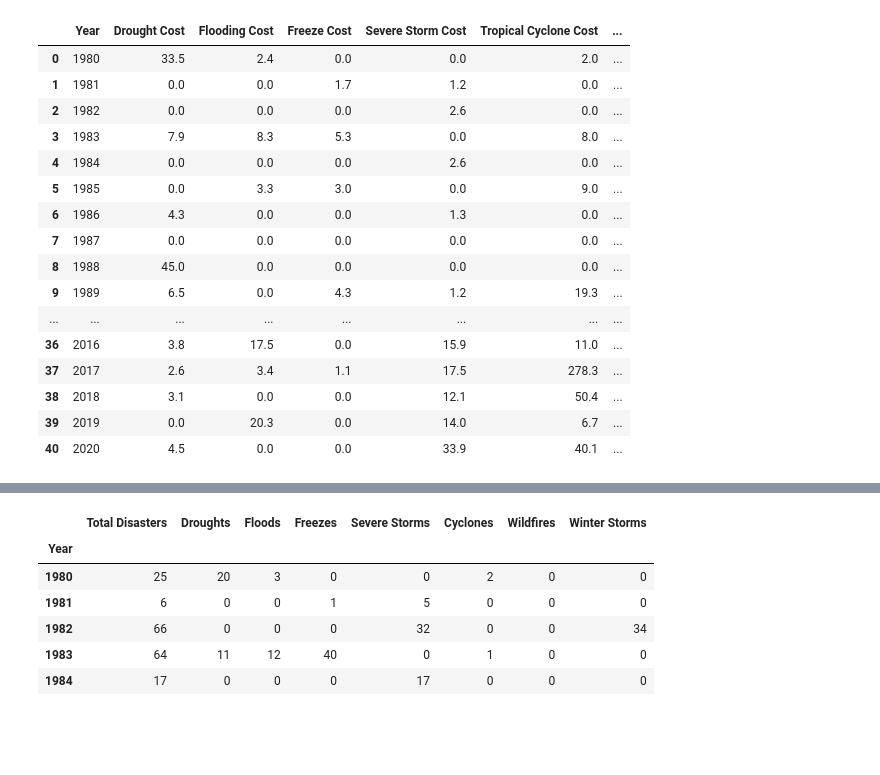
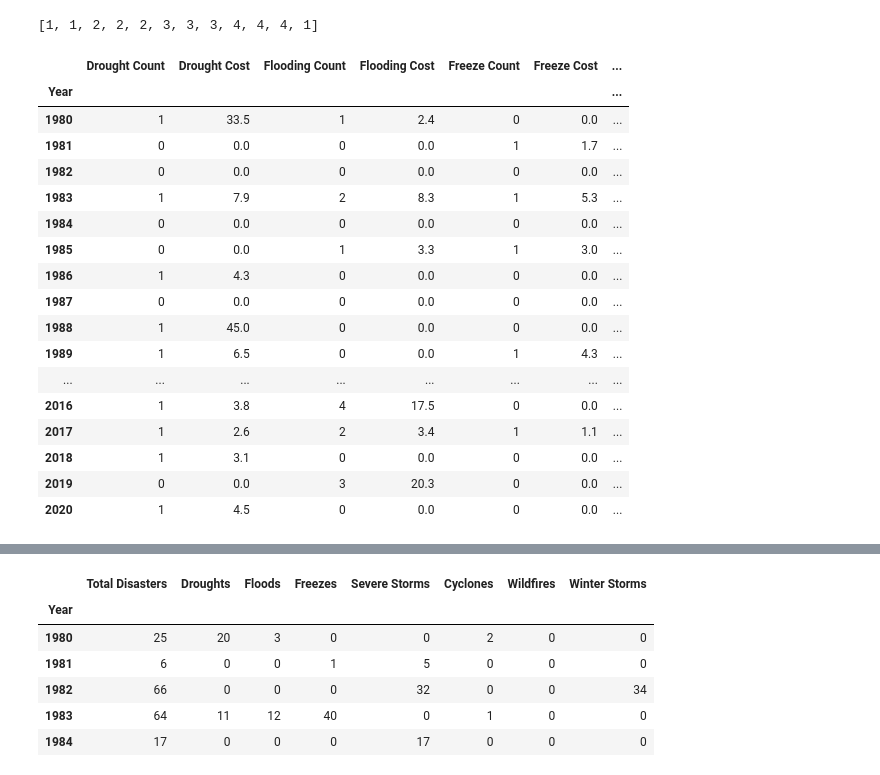
Before and after one commit to erinmann12/climate-project, a Jupyter notebook: MainProject.ipynb, the cells around one changed output, grey strips where cells are left out. Saved outputs shown, nothing was run; the diff lists cells and outputs as text; code cells hidden in the pictures; blank space fills up the shorter version.

Commit message:
Added more temp data and started visuals

```diff
--- a/MainProject.ipynb
+++ b/MainProject.ipynb
@@ -10,7 +14,7 @@ import requests
 import pandas as pd
 from pprint import pprint
 # %%
-disaster_data = "Resources/All USA Disasters.csv"
+disaster_data = "Resources/disaster_cost_count.csv"
 disaster_df = pd.read_csv(disaster_data)
 
 #load resource file
@@ -18,3 +22,12 @@ natural_disaster_file = "Resources/State Time Series 1980-2020.csv"
 
 #Read file and store it in a data frame
 disaster_data_df = pd.read_csv(natural_disaster_file)
+
+#temperature data
+file_load = "Resources/ave_temp_usa_year.csv"
+
+temp_avg_year = pd.read_csv(file_load)
+
+temp_avg_year.head()
+
+temp_avg_year.info()
@@ -20,0 +179,9 @@ disaster_data_df = pd.read_csv(natural_disaster_file)
+# %%
+#bin into seasons, get avg change by year by season- 4 charts
+
+month_bin = [month%12 // 3 + 1 for month in range(1, 13)]
+
+
+month_bin
+# %% [output]
+[1, 1, 2, 2, 2, 3, 3, 3, 4, 4, 4, 1]
@@ -21,25 +207,27 @@ disaster_data_df = pd.read_csv(natural_disaster_file)
 # %%
 #create df of disaster costs
 total_disaster_cost = disaster_df[["Year","Drought Cost","Flooding Cost","Freeze Cost","Severe Storm Cost","Tropical Cyclone Cost","Wildfire Cost","Winter Storm Cost","All Disasters Cost"]]
+total_disaster_cost = disaster_df.set_index("Year")
 total_disaster_cost
 # %% [output]
-|  | Year | Drought Cost | Flooding Cost | Freeze Cost | Severe Storm Cost | Tropical Cyclone Cost | ... |
-| 0 | 1980 | 33.5 | 2.4 | 0.0 | 0.0 | 2.0 | ... |
-| 1 | 1981 | 0.0 | 0.0 | 1.7 | 1.2 | 0.0 | ... |
-| 2 | 1982 | 0.0 | 0.0 | 0.0 | 2.6 | 0.0 | ... |
-| 3 | 1983 | 7.9 | 8.3 | 5.3 | 0.0 | 8.0 | ... |
-| 4 | 1984 | 0.0 | 0.0 | 0.0 | 2.6 | 0.0 | ... |
-| 5 | 1985 | 0.0 | 3.3 | 3.0 | 0.0 | 9.0 | ... |
-| 6 | 1986 | 4.3 | 0.0 | 0.0 | 1.3 | 0.0 | ... |
-| 7 | 1987 | 0.0 | 0.0 | 0.0 | 0.0 | 0.0 | ... |
-| 8 | 1988 | 45.0 | 0.0 | 0.0 | 0.0 | 0.0 | ... |
-| 9 | 1989 | 6.5 | 0.0 | 4.3 | 1.2 | 19.3 | ... |
+|  | Drought Count | Drought Cost | Flooding Count | Flooding Cost | Freeze Count | Freeze Cost | ... |
+| Year |  |  |  |  |  |  | ... |
+| 1980 | 1 | 33.5 | 1 | 2.4 | 0 | 0.0 | ... |
+| 1981 | 0 | 0.0 | 0 | 0.0 | 1 | 1.7 | ... |
+| 1982 | 0 | 0.0 | 0 | 0.0 | 0 | 0.0 | ... |
+| 1983 | 1 | 7.9 | 2 | 8.3 | 1 | 5.3 | ... |
+| 1984 | 0 | 0.0 | 0 | 0.0 | 0 | 0.0 | ... |
+| 1985 | 0 | 0.0 | 1 | 3.3 | 1 | 3.0 | ... |
+| 1986 | 1 | 4.3 | 0 | 0.0 | 0 | 0.0 | ... |
+| 1987 | 0 | 0.0 | 0 | 0.0 | 0 | 0.0 | ... |
+| 1988 | 1 | 45.0 | 0 | 0.0 | 0 | 0.0 | ... |
+| 1989 | 1 | 6.5 | 0 | 0.0 | 1 | 4.3 | ... |
 | ... | ... | ... | ... | ... | ... | ... | ... |
-| 36 | 2016 | 3.8 | 17.5 | 0.0 | 15.9 | 11.0 | ... |
-| 37 | 2017 | 2.6 | 3.4 | 1.1 | 17.5 | 278.3 | ... |
-| 38 | 2018 | 3.1 | 0.0 | 0.0 | 12.1 | 50.4 | ... |
-| 39 | 2019 | 0.0 | 20.3 | 0.0 | 14.0 | 6.7 | ... |
-| 40 | 2020 | 4.5 | 0.0 | 0.0 | 33.9 | 40.1 | ... |
+| 2016 | 1 | 3.8 | 4 | 17.5 | 0 | 0.0 | ... |
+| 2017 | 1 | 2.6 | 2 | 3.4 | 1 | 1.1 | ... |
+| 2018 | 1 | 3.1 | 0 | 0.0 | 0 | 0.0 | ... |
+| 2019 | 0 | 0.0 | 3 | 20.3 | 0 | 0.0 | ... |
+| 2020 | 1 | 4.5 | 0 | 0.0 | 0 | 0.0 | ... |
 # %%
 #crate df of disaster count
 disaster_count_df = disaster_data_df[["Year","State","Drought Count","Flooding Count", "Freeze Count",
```
Also changed, not shown: parts of 16 cells of this notebook, 2 other files.
